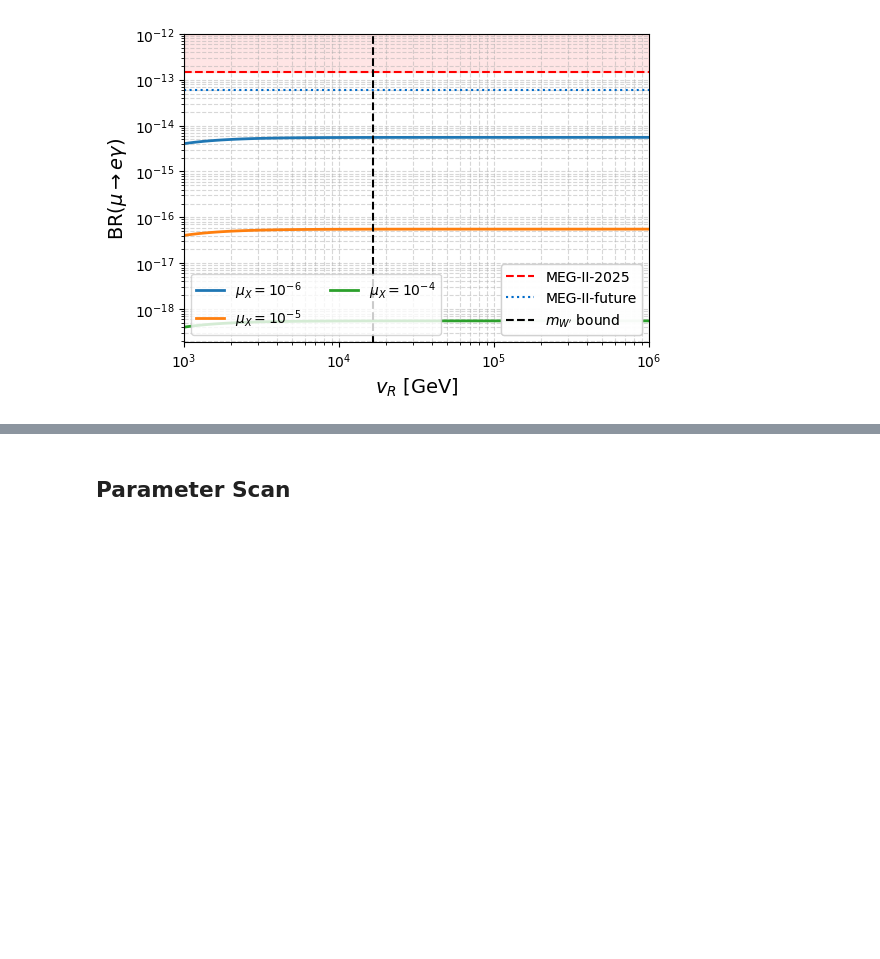
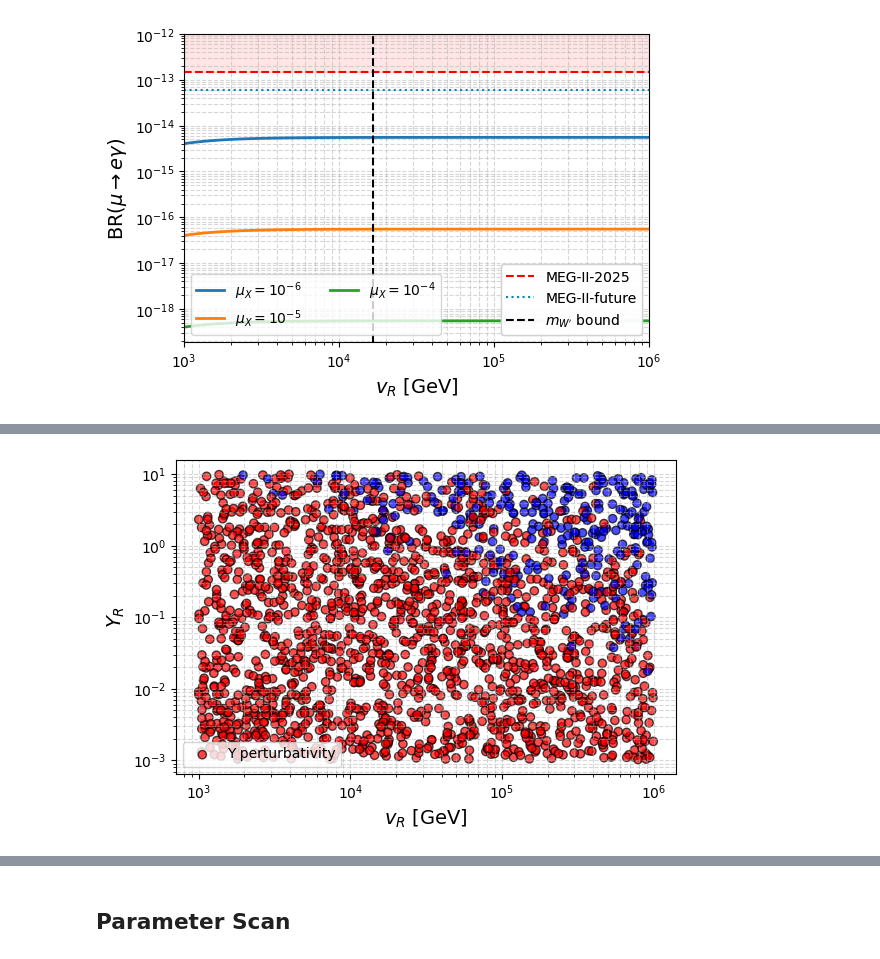
Before and after one commit to moiseszeleny/LRSM-with-Spheno, a Jupyter notebook: sympy_calculations/LFV decays DLRSM/lfv_decays_degenerate_allchannels.ipynb, the cells around one changed output, grey strips where cells are left out. Cells and saved outputs as stored; diff of their text form; code cells hidden in the pictures; blank space fills up the shorter version.

Commit message:
In this commit I have added the peruvativity bound over Y which impacts on the paramaters YR, muX, vR in the heavy neutrino degenrated case. I have also added the plots for the h->mutau.

```diff
--- a/sympy_calculations/LFV decays DLRSM/lfv_decays_degenerate_allchannels.ipynb
+++ b/sympy_calculations/LFV decays DLRSM/lfv_decays_degenerate_allchannels.ipynb
@@ -2443,0 +2456,82 @@ Plot saved to meg_br_vs_vR_YR_1.png
+# %%
+# from Casas Ibarra parametrization to mD for the ISS we have
+# mD = MD_diag *sqrt(mu_X^-1) * R *  sqrt(mnu_diag) * U_PMNS^dagger
+# where R is a complex orthogonal matrix (R R^T = I), here we assume R = I,
+# MD_diag = M1m * I and mu_X = muX * I, so we get
+# mD = M1m * sqrt(muX^-1) * sqrt(mnu_diag) * U_PMNS^dagger
+# on the other hand, we have mD = Y * k1/sqrt(2) so we can extract Y as
+# Y = mD * sqrt(2)/k1 = M1m * sqrt(muX^-1) * sqrt(mnu_diag) * U_PMNS^dagger * sqrt(2)/k1
+# since M1m = YR * vR / sqrt(2), we get
+# Y = YR * vR * sqrt(muX^-1) * sqrt(mnu_diag) * U_PMNS^dagger / k1
+# but the perturbativity bound is on the largest entry of|Y_ij|^2 < sqrt(6 \pi)
+# so we can write the bound as
+# |YR * vR * sqrt(muX^-1) * max(sqrt(mnu_diag)) * max(|U_PMNS|)|^2 / k1^2 < sqrt(6 \pi)
+
+def is_perturbative_Y(YR, vR, muX):
+    """Check if Yukawa couplings are perturbative for given parameters"""
+    k1 = sm_params.k1
+    upmns_dagger = conjugate(nu_mixing._setup_pmns_matrix().T)
+    mnu_diag = nu_mixing.nu_params.masses_GeV  # Get light neutrino masses
+    #diagonal matrix with sqrt of masses
+    sqrt_mnu = np.array(
+        [
+            [np.sqrt(mnu_diag[0]), 0, 0],
+            [0, np.sqrt(mnu_diag[1]), 0],
+            [0, 0, np.sqrt(mnu_diag[2])]
+        ]
+    )
+    Y = YR * vR * np.sqrt(1/muX) * sqrt_mnu @ upmns_dagger / k1
+    Y_abs_square = np.abs(Y)**2
+    max_Y2 = np.max(Y_abs_square)
+    return max_Y2 < np.sqrt(6 * np.pi)
+
+is_perturbative_Y = np.vectorize(is_perturbative_Y)
+
+# perturbativity parameter scan with random number in log scale for YR, muX and vR
+np.random.seed(42)  # For reproducibility
+num_points = 2000
+YR_values = 10**np.random.uniform(-3, 1, num_points)
+muX_values = 10**np.random.uniform(-8, -3, num_points)
+vR_values = 10**np.random.uniform(3, 6, num_points)
+
+perturbative_cond = np.array(is_perturbative_Y(YR_values, vR_values, muX_values), dtype=bool)
+if np.any(perturbative_cond):
+    print(f'Percentage of true points {np.sum(perturbative_cond)/num_points*100}')
+
+def plot_perturbativity_scatter(x, y, xlabel, ylabel, filename):
+    fig, ax = plt.subplots(figsize=(6, 4))
+    ax.scatter(
+        x,
+        y,
+        c=perturbative_cond,
+        cmap='bwr', alpha=0.7,
+        edgecolors='k', label='Y perturbativity')
+    ax.set_xscale('log')
+    ax.set_yscale('log')
+    ax.set_xlabel(xlabel, fontsize=14)
+    ax.set_ylabel(ylabel, fontsize=14)
+    ax.grid(True, which='both', ls='--', alpha=0.5)
+    ax.legend()
+    plt.tight_layout()
+    if filename:
+        plt.savefig(filename, dpi=300)
+    plt.show()
+
+# Plotting the perturbativity region vR vs YR
+plot_perturbativity_scatter(
+    vR_values,
+    YR_values,
+    r'$v_R$ [GeV]',
+    r'$Y_R$',
+    None,
+ )
+
+# Plotting the perturbativity region vR vs muX
+plot_perturbativity_scatter(
+    vR_values,
+    muX_values,
+    r'$v_R$ [GeV]',
+    r'$\mu_X$ [GeV]',
+    None,
+ )
+# %% [output]
@@ -2443,0 +2539 @@ Plot saved to meg_br_vs_vR_YR_1.png
+[figure, added]
```
Also changed, not shown: parts of 15 cells of this notebook, 6 other files.
